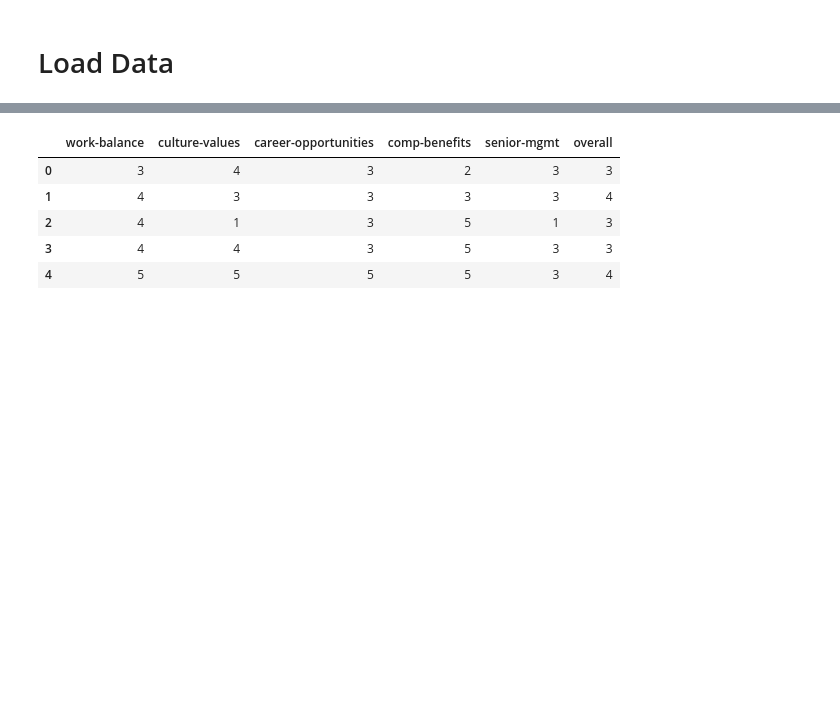
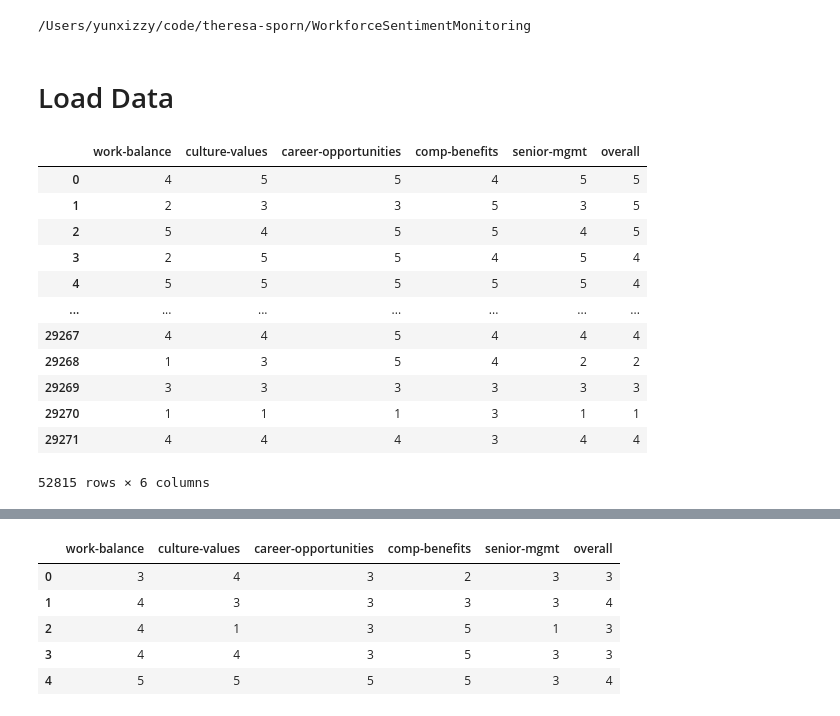
Before and after one commit to theresa-sporn/WorkforceSentimentMonitoring, a Jupyter notebook: notebooks/yunxi_2Classes.ipynb, the cells around one changed output, grey strips where cells are left out. Drawn from its saved outputs; the diff is of its cells as text; code cells hidden in the pictures; blank space fills up the shorter version.

```diff
--- a/notebooks/yunxi_2Classes.ipynb
+++ b/notebooks/yunxi_2Classes.ipynb
@@ -7 +15,5 @@ The autoreload extension is already loaded. To reload it, use:
+# %%
+cd ..
+# %% [output]
+/Users/yunxizzy/code/theresa-sporn/WorkforceSentimentMonitoring
 # %%
@@ -9,2 +23,23 @@ from WorkforceSentimentMonitoring.data import get_data, merge, holdout, get_prep
 # %% [markdown]
 # Load Data
+# %%
+# load a small dataset
+submission, train, test = get_data()
+df = merge(submission, train, test)
+# %%
+target = df[SCORE_COLS]
+target
+# %% [output]
+|  | work-balance | culture-values | career-opportunities | comp-benefits | senior-mgmt | overall |
+| 0 | 4 | 5 | 5 | 4 | 5 | 5 |
+| 1 | 2 | 3 | 3 | 5 | 3 | 5 |
+| 2 | 5 | 4 | 5 | 5 | 4 | 5 |
+| 3 | 2 | 5 | 5 | 4 | 5 | 4 |
+| 4 | 5 | 5 | 5 | 5 | 5 | 4 |
+| ... | ... | ... | ... | ... | ... | ... |
+| 29267 | 4 | 4 | 5 | 4 | 4 | 4 |
+| 29268 | 1 | 3 | 5 | 4 | 2 | 2 |
+| 29269 | 3 | 3 | 3 | 3 | 3 | 3 |
+| 29270 | 1 | 1 | 1 | 3 | 1 | 1 |
+| 29271 | 4 | 4 | 4 | 3 | 4 | 4 |
+52815 rows × 6 columns
```
Also changed, not shown: parts of 13 cells of this notebook, 2 other files.
